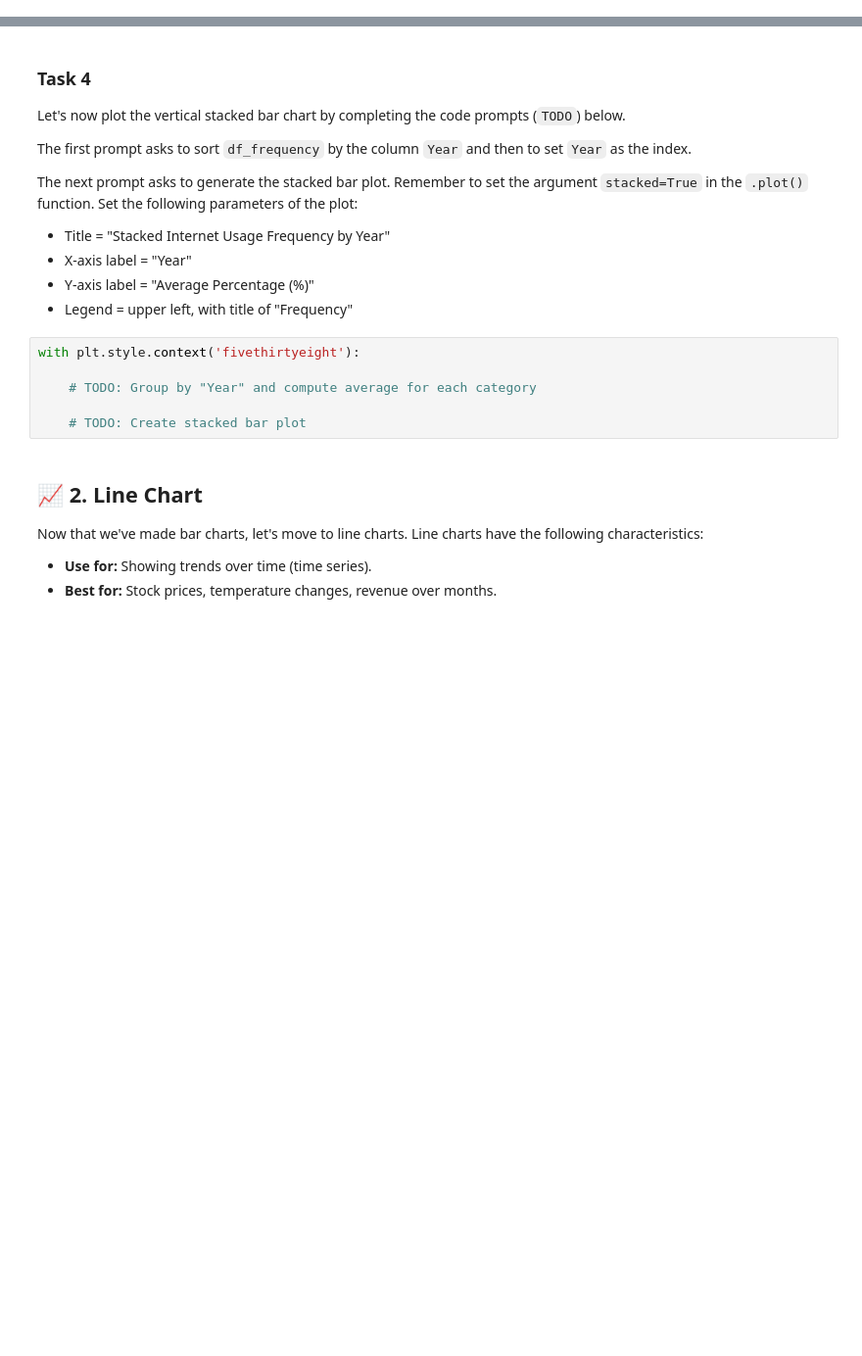
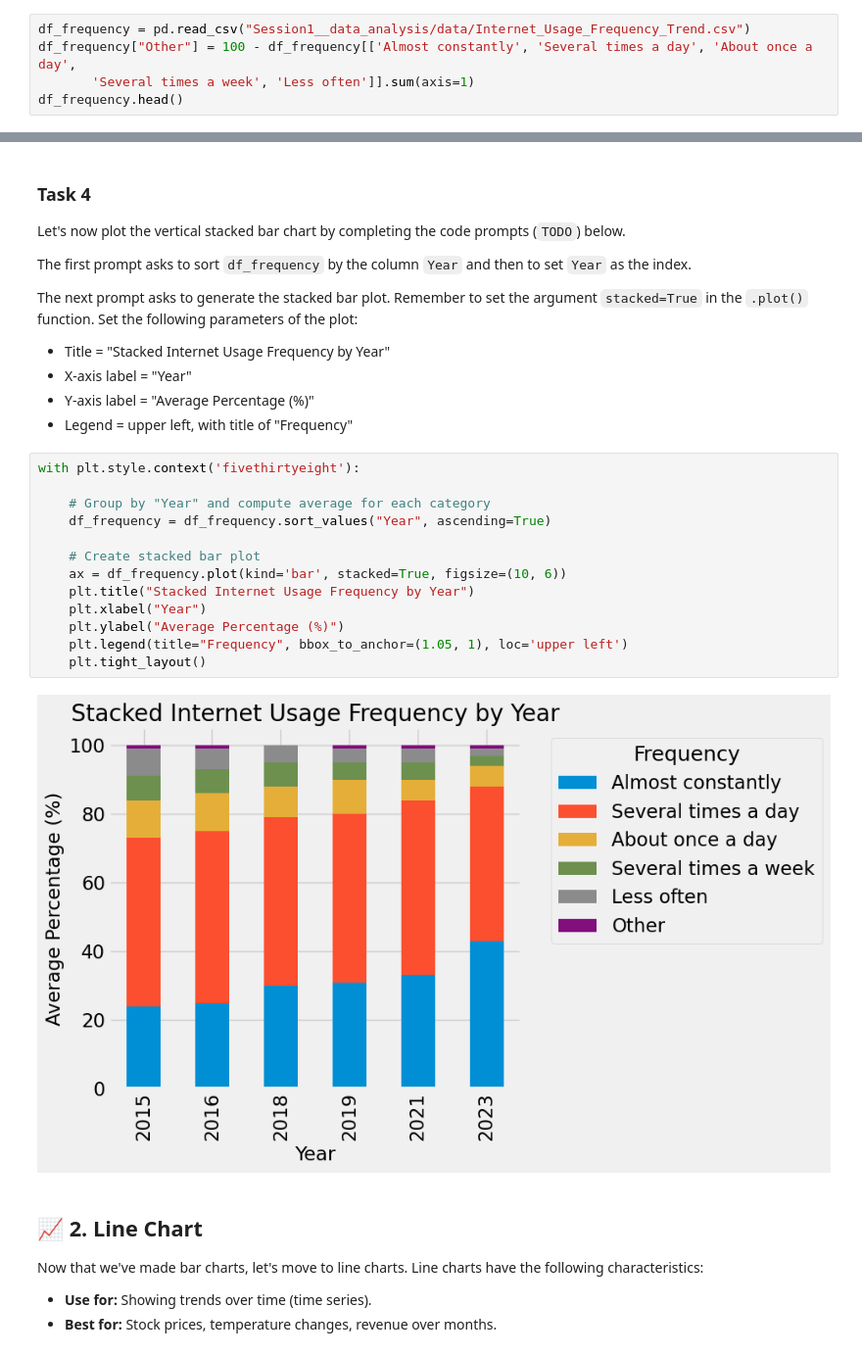
Before and after one commit to yuri-spizhovyi-mit/ET6-ML, a Jupyter notebook: Session1__data_analysis/notebooks/DataVisualization_HW1_Assignment.ipynb, the cells around one changed output, grey strips where cells are left out. Shown at 98% size. Drawn from its saved outputs; the diff is of its cells as text; blank space fills up the shorter version.

```diff
--- a/Session1__data_analysis/notebooks/DataVisualization_HW1_Assignment.ipynb
+++ b/Session1__data_analysis/notebooks/DataVisualization_HW1_Assignment.ipynb
@@ -156,0 +170,5 @@ We will now create a vertical stacked bar chart. First read in as a DataFrame th
+# %%
+df_frequency = pd.read_csv("Session1__data_analysis/data/Internet_Usage_Frequency_Trend.csv")
+df_frequency["Other"] = 100 - df_frequency[['Almost constantly', 'Several times a day', 'About once a day',
+       'Several times a week', 'Less often']].sum(axis=1)
+df_frequency.head()
@@ -166,12 +191,21 @@ The next prompt asks to generate the stacked bar plot. Remember to set the argum
 - X-axis label = "Year"
 - Y-axis label = "Average Percentage (%)"
 - Legend = upper left, with title of "Frequency"
-# %%
-with plt.style.context('fivethirtyeight'):
-
-    # TODO: Group by "Year" and compute average for each category
-
-    # TODO: Create stacked bar plot
+# %%
+with plt.style.context('fivethirtyeight'):
+
+    # Group by "Year" and compute average for each category
+    df_frequency = df_frequency.sort_values("Year", ascending=True)
+
+    # Create stacked bar plot
+    ax = df_frequency.plot(kind='bar', stacked=True, figsize=(10, 6))
+    plt.title("Stacked Internet Usage Frequency by Year")
+    plt.xlabel("Year")
+    plt.ylabel("Average Percentage (%)")
+    plt.legend(title="Frequency", bbox_to_anchor=(1.05, 1), loc='upper left')
+    plt.tight_layout()
+# %% [output]
+[figure, added]
 # %% [markdown]
 ## 📈 2. **Line Chart**
 Now that we've made bar charts, let's move to line charts. Line charts have the following characteristics:
```
Also changed, not shown: parts of 5 cells of this notebook.
